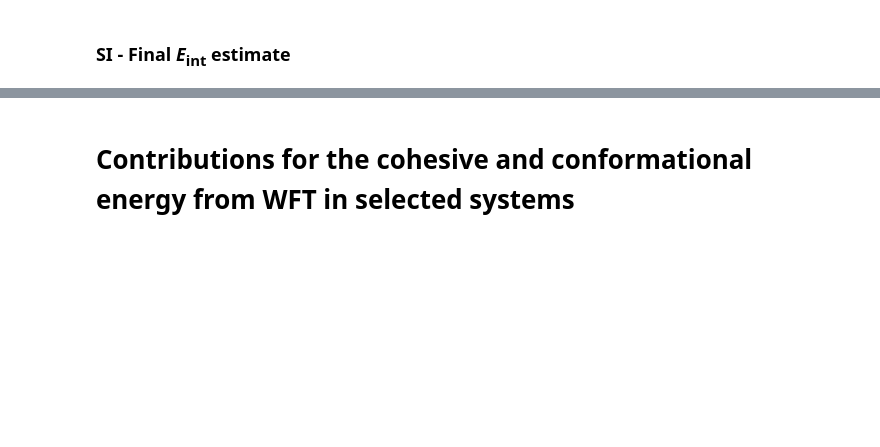
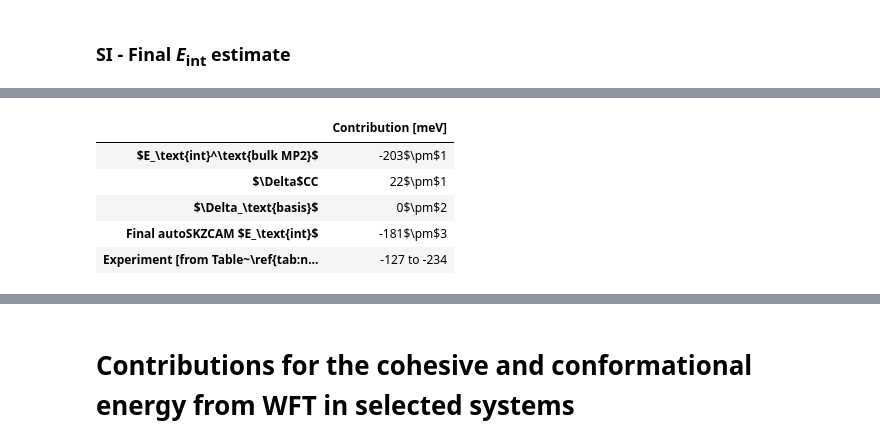
Before and after one commit to benshi97/Data_autoSKZCAM, a Jupyter notebook: analyse.ipynb, the cells around one changed output, grey strips where cells are left out. Saved outputs shown, nothing was run; the diff lists cells and outputs as text; code cells hidden in the pictures; blank space fills up the shorter version.

```diff
--- a/analyse.ipynb
+++ b/analyse.ipynb
@@ -1717,0 +1779,40 @@ convert_df_to_latex_input(
+# %%
+nacl_embedded_cluster = np.load('Data/Miscellaneous/SKZCAM_Ionic_Validation/Acetylene_NaCl.npy', allow_pickle=True).item()
+
+nacl_eint_dict = nacl_embedded_cluster.skzcam_analysis
+
+
+nacl_eint_df = pd.DataFrame.from_dict({
+    r'$E_\text{int}^\text{bulk MP2}$': [f"{int(round(nacl_eint_dict['Extrapolated Bulk MP2'][0]))}$\pm${int(round(nacl_eint_dict['FSE Error'][1]))}"],
+    r'$\Delta$CC': [f"{int(round(nacl_eint_dict['DeltaCC'][0]))}$\pm${int(round(nacl_eint_dict['DeltaCC'][1]))}"],
+    r'$\Delta_\text{basis}$': [f"{int(round(nacl_eint_dict['DeltaBasis'][0]))}$\pm${int(round(nacl_eint_dict['DeltaBasis'][1]))}"],
+    r'Final autoSKZCAM $E_\text{int}$': [f"{int(round(nacl_eint_dict['Overall Eint'][0]))}$\pm${int(round(nacl_eint_dict['Overall Eint'][1]))}"],
+    r'Experiment [from Table~\ref{tab:nacl_expt_hads_eint}]': [r'-127 to -234']
+}).T
+
+nacl_eint_df.columns = ['Contribution [meV]']
+
+
+# Write the DataFrame to a latex input
+convert_df_to_latex_input(
+    nacl_eint_df,
+    start_input = '\\begin{table}[h]',
+    label = f'tab:nacl_eint',
+    caption = r"Final $E_\text{int}$ values (in meV) with the autoSKCAM framework for acetylene adsorbed on NaCl(001). The (inferred) experimental is explained in the text and shown in Table~\ref{tab:nacl_expt_hads_eint}.",
+    end_input = '\\end{table}',
+    adjustbox = 1,
+    center = True,
+    df_latex_skip = 0,
+    replace_input = {
+        '& Contribution': r'Acetylene on NaCl(001) & Contribution'
+    },
+    filename = 'Tables/SI_Table-NaCl_Eint.tex')
+
+display(nacl_eint_df)
+# %% [output]
+|  | Contribution [meV] |
+| $E_\text{int}^\text{bulk MP2}$ | -203$\pm$1 |
+| $\Delta$CC | 22$\pm$1 |
+| $\Delta_\text{basis}$ | 0$\pm$2 |
+| Final autoSKZCAM $E_\text{int}$ | -181$\pm$3 |
+| Experiment [from Table~\ref{tab:n... | -127 to -234 |
```
Also changed, not shown: parts of 14 cells of this notebook, 47 other files.
